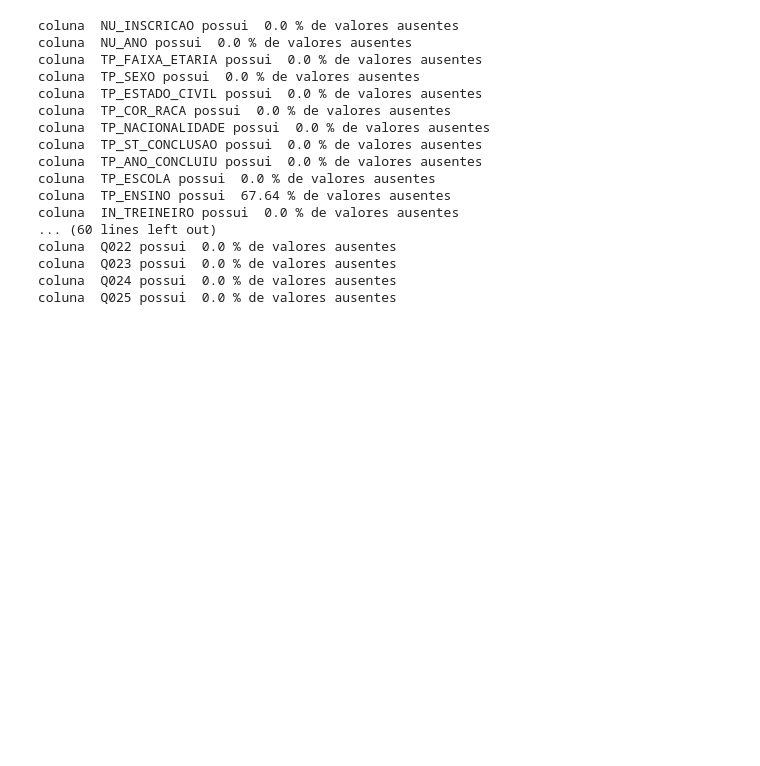
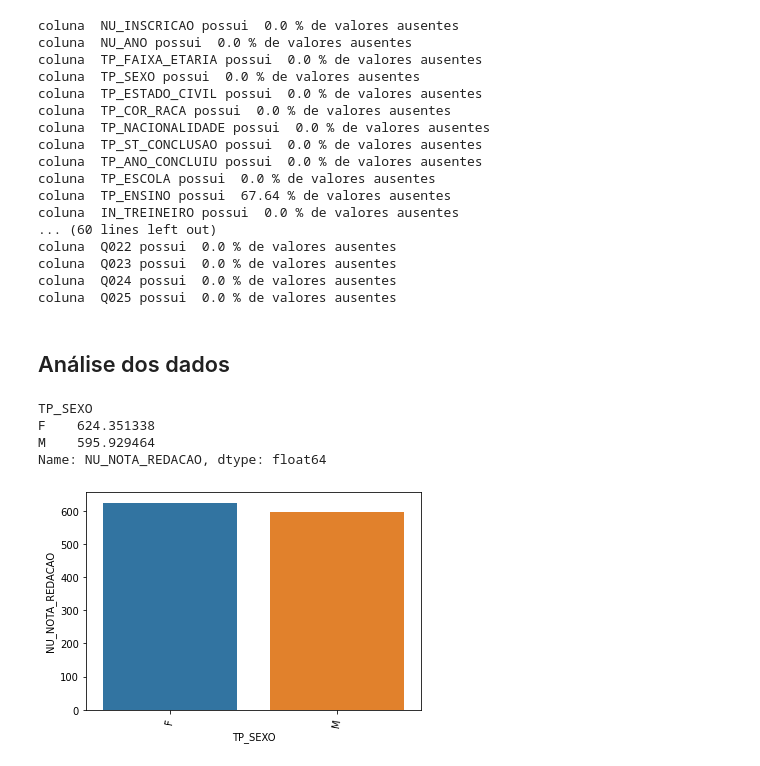
Before and after one commit to GabrielPeixotoC/Ciencia-de-dados-Enem-2021, a Jupyter notebook: Estudos Enem 2021.ipynb, the cells around one changed output. Drawn from its saved outputs; the diff is of its cells as text; code cells hidden in the pictures; blank space fills up the shorter version.

```diff
--- a/Estudos Enem 2021.ipynb
+++ b/Estudos Enem 2021.ipynb
@@ -16,5 +16,5 @@ with open('microdados_enem_2021.csv') as f:
 # %%
 %%time
 
-df = pd.read_csv('microdados_enem_2021.csv', sep=';', encoding = 'cp1252')
+df = pd.read_csv('D:\Gabriel\Documents\microdados_enem_2021\DADOS\MICRODADOS_ENEM_2021.csv', sep=';', encoding = 'cp1252')
 # %% [output]
@@ -21,0 +24,2 @@ Wall time: 34.5 s
+# %%
+df.dropna(inplace = True)
@@ -136,2 +141,0 @@ Por enquanto, basta entender que
-# %%
-df['TP_COR_RACA'] = df['TP_COR_RACA'].astype('str')
@@ -245,3 +232,22 @@ coluna  Q022 possui  0.0 % de valores ausentes
 coluna  Q023 possui  0.0 % de valores ausentes
 coluna  Q024 possui  0.0 % de valores ausentes
 coluna  Q025 possui  0.0 % de valores ausentes
+# %% [markdown]
+## Análise dos dados
+# %%
+# calculando a média entre mulheres e homens
+df.groupby('TP_SEXO')['NU_NOTA_REDACAO'].mean()
+# %% [output]
+TP_SEXO
+F    624.351338
+M    595.929464
+Name: NU_NOTA_REDACAO, dtype: float64
+# %%
+# Plot
+sns.barplot(data = df,
+            y = 'NU_NOTA_REDACAO',
+            x = 'TP_SEXO')
+plt.xticks(rotation = 80)
+plt.show()
+# %% [output]
+[figure, added]
```
Also changed, not shown: parts of 16 cells of this notebook.
